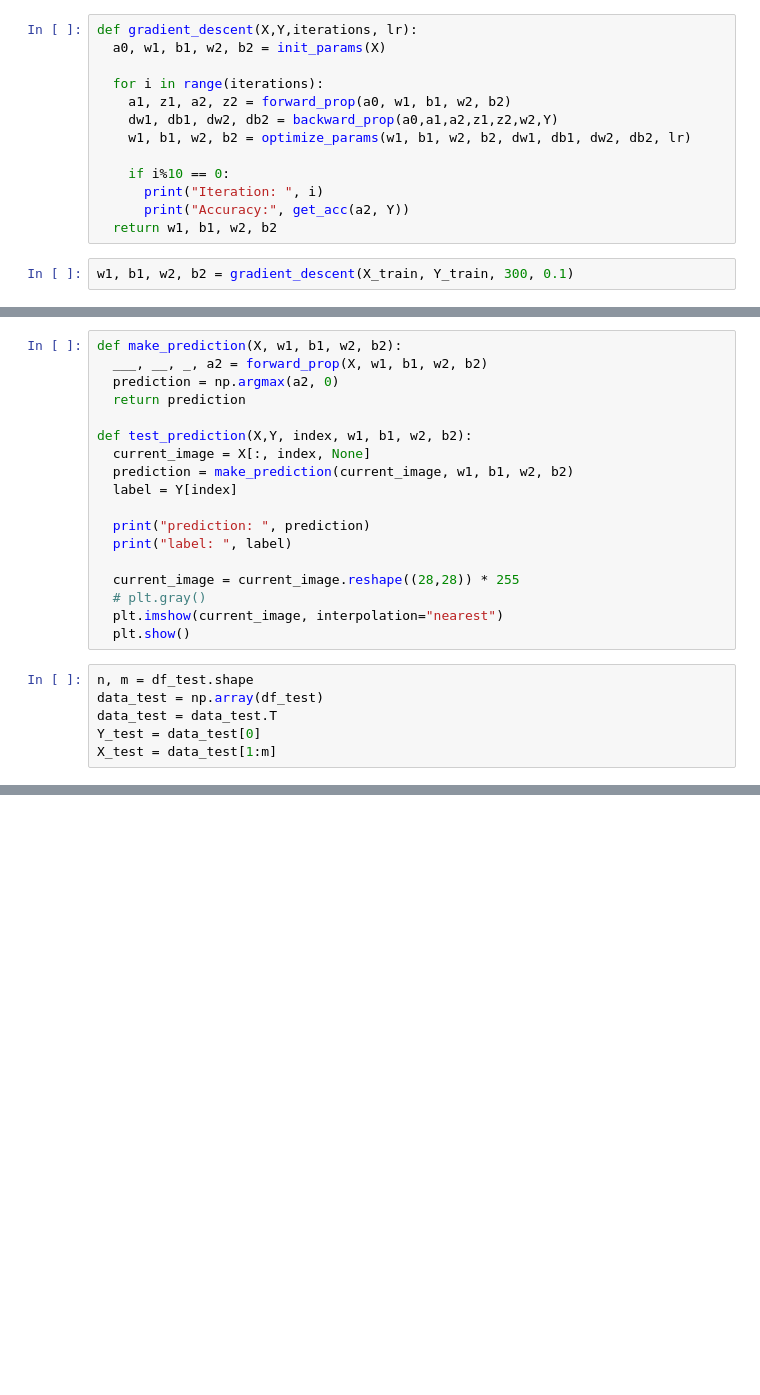
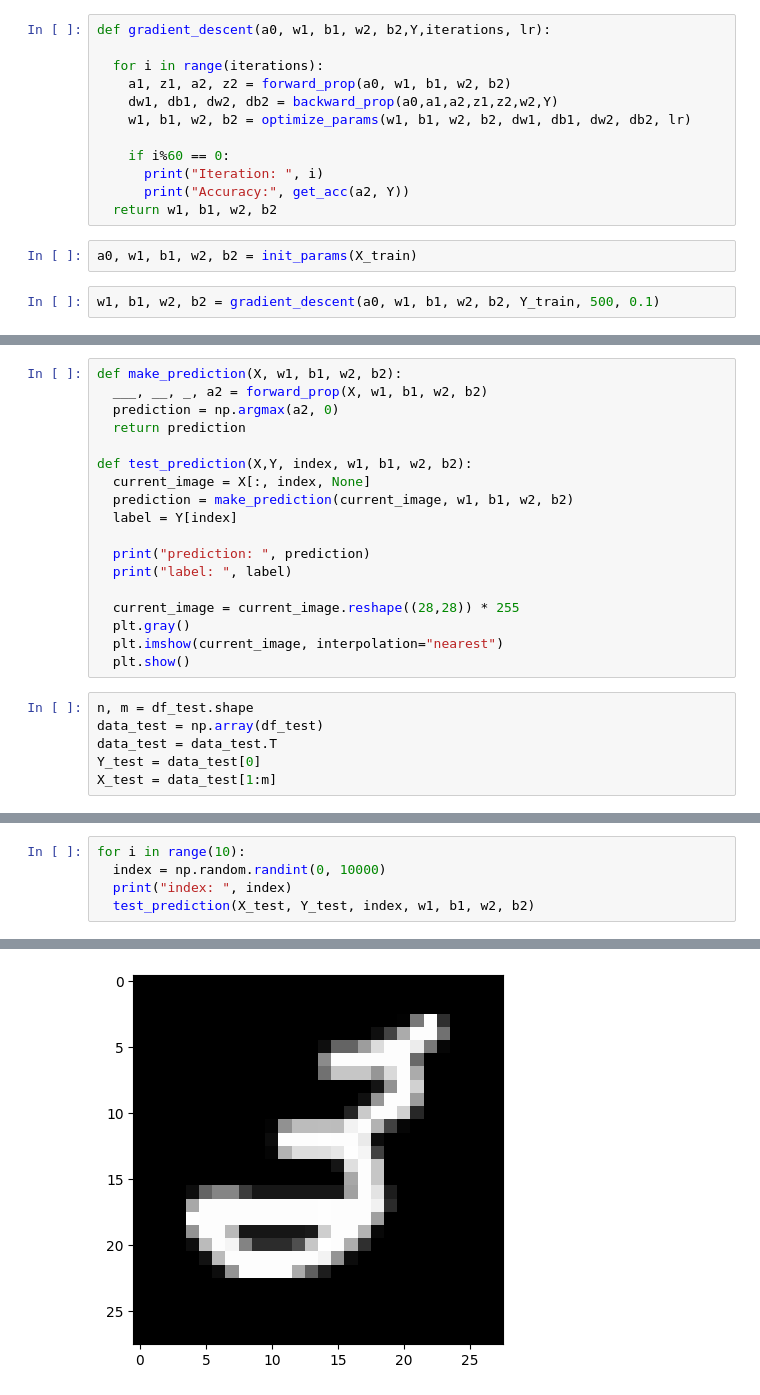
Before and after one commit to Prabin1025y/NN-from-scratch, a Jupyter notebook: NN_from_scratch.ipynb, the cells around one changed output, grey strips where cells are left out. Cells and saved outputs as stored; diff of their text form; blank space fills up the shorter version.

```diff
--- a/NN_from_scratch.ipynb
+++ b/NN_from_scratch.ipynb
@@ -88,19 +89,20 @@ def optimize_params(w1, b1, w2, b2, dw1, db1, dw2, db2, lr):
 def get_acc(a2, y):
   return np.sum(np.argmax(a2,0) == y)/ y.size
 # %%
-def gradient_descent(X,Y,iterations, lr):
-  a0, w1, b1, w2, b2 = init_params(X)
+def gradient_descent(a0, w1, b1, w2, b2,Y,iterations, lr):
 
   for i in range(iterations):
     a1, z1, a2, z2 = forward_prop(a0, w1, b1, w2, b2)
     dw1, db1, dw2, db2 = backward_prop(a0,a1,a2,z1,z2,w2,Y)
     w1, b1, w2, b2 = optimize_params(w1, b1, w2, b2, dw1, db1, dw2, db2, lr)
 
-    if i%10 == 0:
+    if i%60 == 0:
       print("Iteration: ", i)
       print("Accuracy:", get_acc(a2, Y))
   return w1, b1, w2, b2
+# %%
+a0, w1, b1, w2, b2 = init_params(X_train)
 # %%
-w1, b1, w2, b2 = gradient_descent(X_train, Y_train, 300, 0.1)
+w1, b1, w2, b2 = gradient_descent(a0, w1, b1, w2, b2, Y_train, 500, 0.1)
 # %% [output]
 Iteration:  0
@@ -135,7 +138,7 @@ def test_prediction(X,Y, index, w1, b1, w2, b2):
   print("label: ", label)
 
   current_image = current_image.reshape((28,28)) * 255
-  # plt.gray()
+  plt.gray()
   plt.imshow(current_image, interpolation="nearest")
   plt.show()
 # %%
@@ -152,0 +150,6 @@ label:  7
+# %%
+for i in range(10):
+  index = np.random.randint(0, 10000)
+  print("index: ", index)
+  test_prediction(X_test, Y_test, index, w1, b1, w2, b2)
+# %% [output]
@@ -152,0 +159 @@ label:  7
+[figure, added]
```
Also changed, not shown: parts of 6 cells of this notebook.
